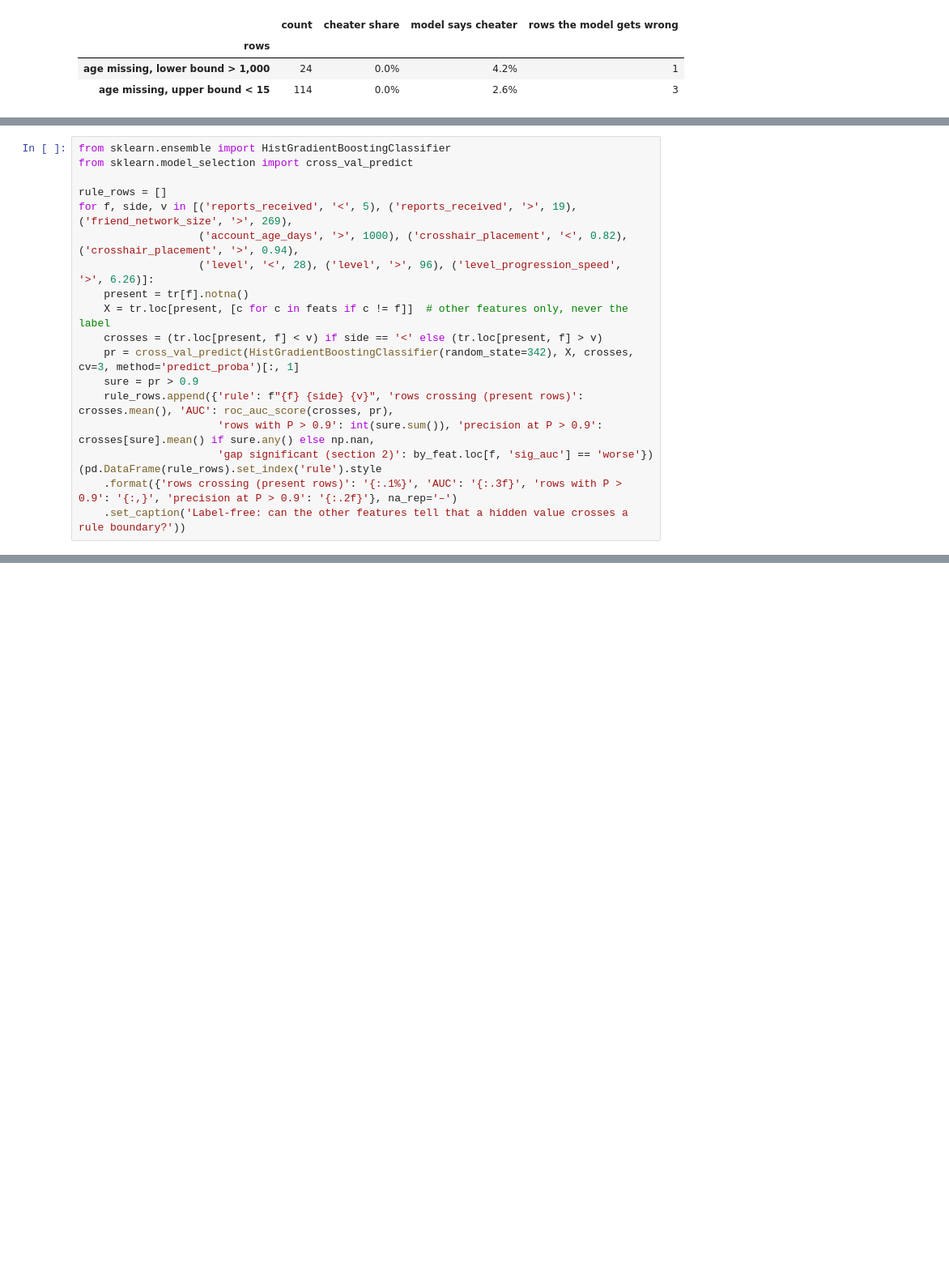
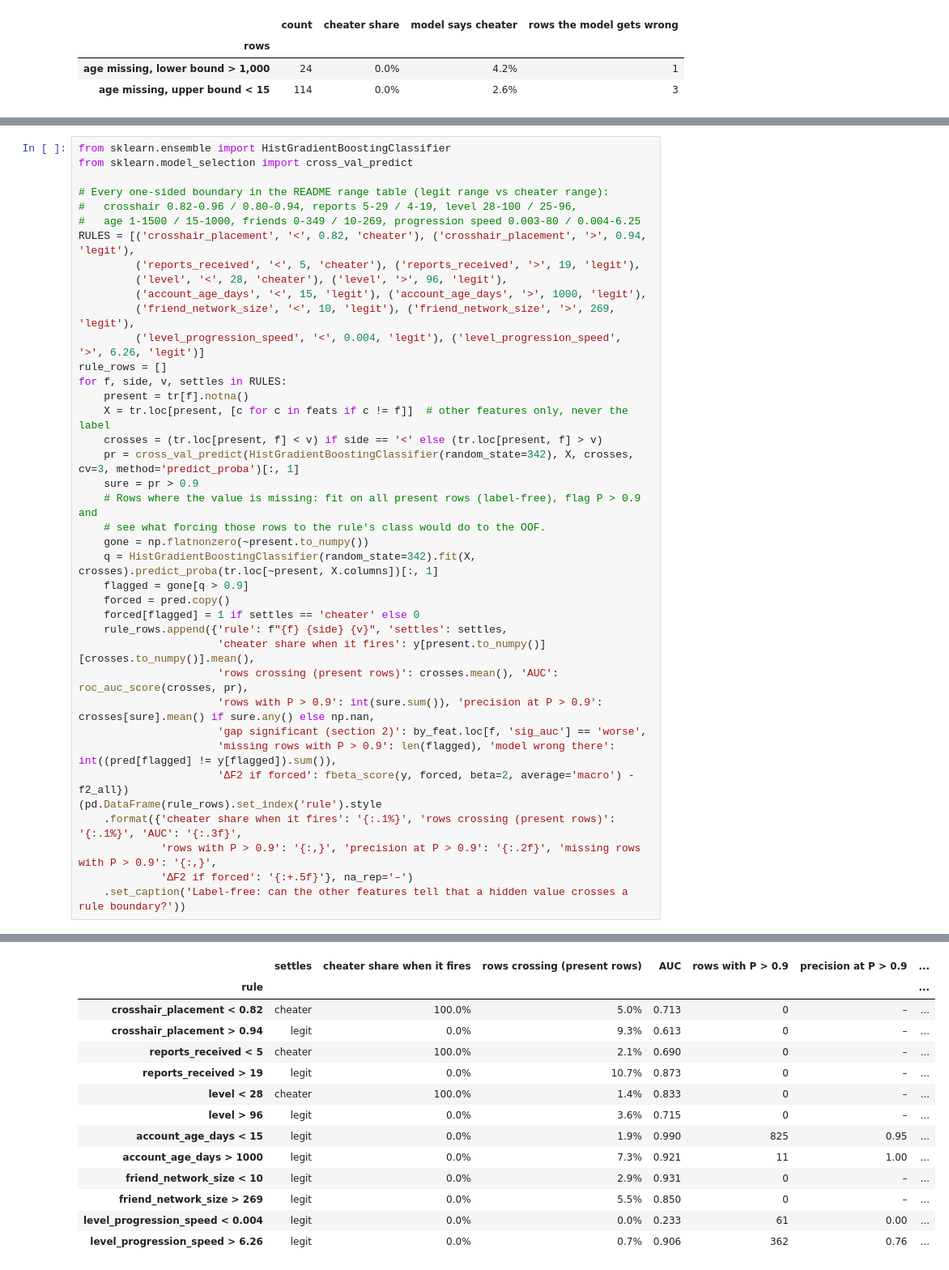
Before and after one commit to Kawi-HBLI/player-intelligence-system-cpe342, a Jupyter notebook: Task1/eda/missing_eda.ipynb, the cells around one changed output, grey strips where cells are left out. Shown at 81% size. Drawn from its saved outputs; the diff is of its cells as text; blank space fills up the shorter version.

```diff
--- a/Task1/eda/missing_eda.ipynb
+++ b/Task1/eda/missing_eda.ipynb
@@ -554,19 +577,0 @@ rows missing age: 13,141, of which level and speed are both present: 11,199
-# %%
-from sklearn.ensemble import HistGradientBoostingClassifier
-from sklearn.model_selection import cross_val_predict
-
-rule_rows = []
-for f, side, v in [('reports_received', '<', 5), ('reports_received', '>', 19), ('friend_network_size', '>', 269),
-                   ('account_age_days', '>', 1000), ('crosshair_placement', '<', 0.82), ('crosshair_placement', '>', 0.94),
-                   ('level', '<', 28), ('level', '>', 96), ('level_progression_speed', '>', 6.26)]:
-    present = tr[f].notna()
-    X = tr.loc[present, [c for c in feats if c != f]]  # other features only, never the label
-    crosses = (tr.loc[present, f] < v) if side == '<' else (tr.loc[present, f] > v)
-    pr = cross_val_predict(HistGradientBoostingClassifier(random_state=342), X, crosses, cv=3, method='predict_proba')[:, 1]
-    sure = pr > 0.9
-    rule_rows.append({'rule': f"{f} {side} {v}", 'rows crossing (present rows)': crosses.mean(), 'AUC': roc_auc_score(crosses, pr),
-                      'rows with P > 0.9': int(sure.sum()), 'precision at P > 0.9': crosses[sure].mean() if sure.any() else np.nan,
-                      'gap significant (section 2)': by_feat.loc[f, 'sig_auc'] == 'worse'})
-(pd.DataFrame(rule_rows).set_index('rule').style
-    .format({'rows crossing (present rows)': '{:.1%}', 'AUC': '{:.3f}', 'rows with P > 0.9': '{:,}', 'precision at P > 0.9': '{:.2f}'}, na_rep='–')
-    .set_caption('Label-free: can the other features tell that a hidden value crosses a rule boundary?'))
@@ -585,0 +578,40 @@ Label-free: can the other features tell that a hidden value crosses a rule bound
+# %%
+from sklearn.ensemble import HistGradientBoostingClassifier
+from sklearn.model_selection import cross_val_predict
+
+# Every one-sided boundary in the README range table (legit range vs cheater range):
+#   crosshair 0.82-0.96 / 0.80-0.94, reports 5-29 / 4-19, level 28-100 / 25-96,
+#   age 1-1500 / 15-1000, friends 0-349 / 10-269, progression speed 0.003-80 / 0.004-6.25
+RULES = [('crosshair_placement', '<', 0.82, 'cheater'), ('crosshair_placement', '>', 0.94, 'legit'),
+         ('reports_received', '<', 5, 'cheater'), ('reports_received', '>', 19, 'legit'),
+         ('level', '<', 28, 'cheater'), ('level', '>', 96, 'legit'),
+         ('account_age_days', '<', 15, 'legit'), ('account_age_days', '>', 1000, 'legit'),
+         ('friend_network_size', '<', 10, 'legit'), ('friend_network_size', '>', 269, 'legit'),
+         ('level_progression_speed', '<', 0.004, 'legit'), ('level_progression_speed', '>', 6.26, 'legit')]
+rule_rows = []
+for f, side, v, settles in RULES:
+    present = tr[f].notna()
+    X = tr.loc[present, [c for c in feats if c != f]]  # other features only, never the label
+    crosses = (tr.loc[present, f] < v) if side == '<' else (tr.loc[present, f] > v)
+    pr = cross_val_predict(HistGradientBoostingClassifier(random_state=342), X, crosses, cv=3, method='predict_proba')[:, 1]
+    sure = pr > 0.9
+    # Rows where the value is missing: fit on all present rows (label-free), flag P > 0.9 and
+    # see what forcing those rows to the rule's class would do to the OOF.
+    gone = np.flatnonzero(~present.to_numpy())
+    q = HistGradientBoostingClassifier(random_state=342).fit(X, crosses).predict_proba(tr.loc[~present, X.columns])[:, 1]
+    flagged = gone[q > 0.9]
+    forced = pred.copy()
+    forced[flagged] = 1 if settles == 'cheater' else 0
+    rule_rows.append({'rule': f"{f} {side} {v}", 'settles': settles,
+                      'cheater share when it fires': y[present.to_numpy()][crosses.to_numpy()].mean(),
+                      'rows crossing (present rows)': crosses.mean(), 'AUC': roc_auc_score(crosses, pr),
+                      'rows with P > 0.9': int(sure.sum()), 'precision at P > 0.9': crosses[sure].mean() if sure.any() else np.nan,
+                      'gap significant (section 2)': by_feat.loc[f, 'sig_auc'] == 'worse',
+                      'missing rows with P > 0.9': len(flagged), 'model wrong there': int((pred[flagged] != y[flagged]).sum()),
+                      'ΔF2 if forced': fbeta_score(y, forced, beta=2, average='macro') - f2_all})
+(pd.DataFrame(rule_rows).set_index('rule').style
+    .format({'cheater share when it fires': '{:.1%}', 'rows crossing (present rows)': '{:.1%}', 'AUC': '{:.3f}',
+             'rows with P > 0.9': '{:,}', 'precision at P > 0.9': '{:.2f}', 'missing rows with P > 0.9': '{:,}',
+             'ΔF2 if forced': '{:+.5f}'}, na_rep='–')
+    .set_caption('Label-free: can the other features tell that a hidden value crosses a rule boundary?'))
+# %% [output]
@@ -586,3 +619,17 @@ Label-free: can the other features tell that a hidden value crosses a rule bound
+|  | settles | cheater share when it fires | rows crossing (present rows) | AUC | rows with P > 0.9 | precision at P > 0.9 | ... |
+| rule |  |  |  |  |  |  | ... |
+| crosshair_placement < 0.82 | cheater | 100.0% | 5.0% | 0.713 | 0 | – | ... |
+| crosshair_placement > 0.94 | legit | 0.0% | 9.3% | 0.613 | 0 | – | ... |
+| reports_received < 5 | cheater | 100.0% | 2.1% | 0.690 | 0 | – | ... |
+| reports_received > 19 | legit | 0.0% | 10.7% | 0.873 | 0 | – | ... |
+| level < 28 | cheater | 100.0% | 1.4% | 0.833 | 0 | – | ... |
+| level > 96 | legit | 0.0% | 3.6% | 0.715 | 0 | – | ... |
+| account_age_days < 15 | legit | 0.0% | 1.9% | 0.990 | 825 | 0.95 | ... |
+| account_age_days > 1000 | legit | 0.0% | 7.3% | 0.921 | 11 | 1.00 | ... |
+| friend_network_size < 10 | legit | 0.0% | 2.9% | 0.931 | 0 | – | ... |
+| friend_network_size > 269 | legit | 0.0% | 5.5% | 0.850 | 0 | – | ... |
+| level_progression_speed < 0.004 | legit | 0.0% | 0.0% | 0.233 | 61 | 0.00 | ... |
+| level_progression_speed > 6.26 | legit | 0.0% | 0.7% | 0.906 | 362 | 0.76 | ... |
 # %% [markdown]
 **NOTE:**
 
```
Also changed, not shown: parts of 10 cells of this notebook.
